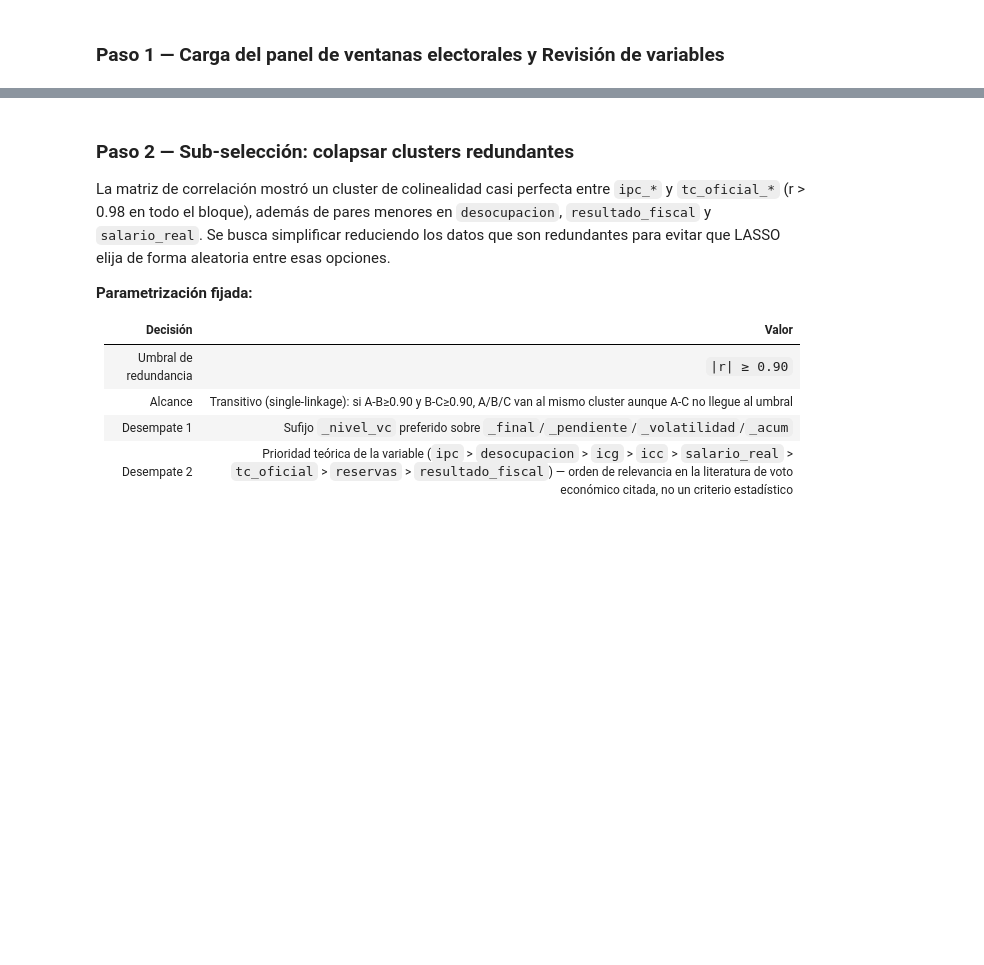
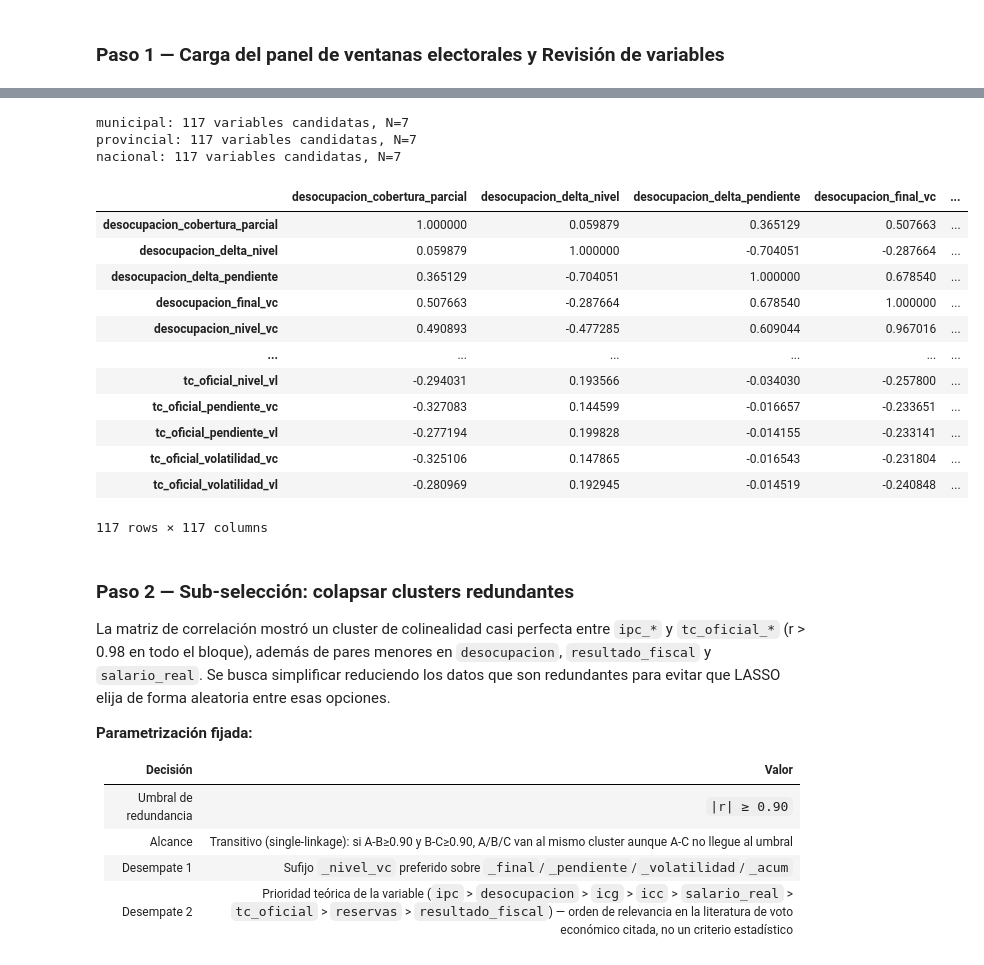
Before and after one commit to Ivanknop/elecciones-socioeconomia-laplata, a Jupyter notebook: notebooks/ml/01.3_lasso_voto_exit.ipynb, the cells around one changed output, grey strips where cells are left out. Drawn from its saved outputs; the diff is of its cells as text; code cells hidden in the pictures; blank space fills up the shorter version.

```diff
--- a/notebooks/ml/01.3_lasso_voto_exit.ipynb
+++ b/notebooks/ml/01.3_lasso_voto_exit.ipynb
@@ -33,16 +37,33 @@ for nivel in NIVELES:
 # %%
 cols_vc_por_nivel = {}
 corr_por_nivel = {}
 for nivel in NIVELES:
     df = paneles[nivel]
-    cols_vc = columnas_candidatas(df)
+    cols_vc = columnas_candidatas(df, excluir_adicional=["delta_voto_exit_total_pct"])
 
     corr = df[cols_vc].corr(method="pearson")  # pairwise, ignora NaN automáticamente
     cols_vc_por_nivel[nivel] = cols_vc
     corr_por_nivel[nivel] = corr
 for nivel in NIVELES:
-    print(f"{nivel}: {len(cols_vc)} variables _vc, N={len(df)}")
+    print(f"{nivel}: {len(cols_vc)} variables candidatas, N={len(df)}")
 corr_por_nivel["municipal"]
+# %% [output]
+municipal: 117 variables candidatas, N=7
+provincial: 117 variables candidatas, N=7
+nacional: 117 variables candidatas, N=7
+|  | desocupacion_cobertura_parcial | desocupacion_delta_nivel | desocupacion_delta_pendiente | desocupacion_final_vc | ... |
+| desocupacion_cobertura_parcial | 1.000000 | 0.059879 | 0.365129 | 0.507663 | ... |
+| desocupacion_delta_nivel | 0.059879 | 1.000000 | -0.704051 | -0.287664 | ... |
+| desocupacion_delta_pendiente | 0.365129 | -0.704051 | 1.000000 | 0.678540 | ... |
+| desocupacion_final_vc | 0.507663 | -0.287664 | 0.678540 | 1.000000 | ... |
+| desocupacion_nivel_vc | 0.490893 | -0.477285 | 0.609044 | 0.967016 | ... |
+| ... | ... | ... | ... | ... | ... |
+| tc_oficial_nivel_vl | -0.294031 | 0.193566 | -0.034030 | -0.257800 | ... |
+| tc_oficial_pendiente_vc | -0.327083 | 0.144599 | -0.016657 | -0.233651 | ... |
+| tc_oficial_pendiente_vl | -0.277194 | 0.199828 | -0.014155 | -0.233141 | ... |
+| tc_oficial_volatilidad_vc | -0.325106 | 0.147865 | -0.016543 | -0.231804 | ... |
+| tc_oficial_volatilidad_vl | -0.280969 | 0.192945 | -0.014519 | -0.240848 | ... |
+117 rows × 117 columns
 # %% [markdown]
 ### Paso 2 — Sub-selección: colapsar clusters redundantes
 
```
Also changed, not shown: parts of 12 cells of this notebook, 7 other files.
